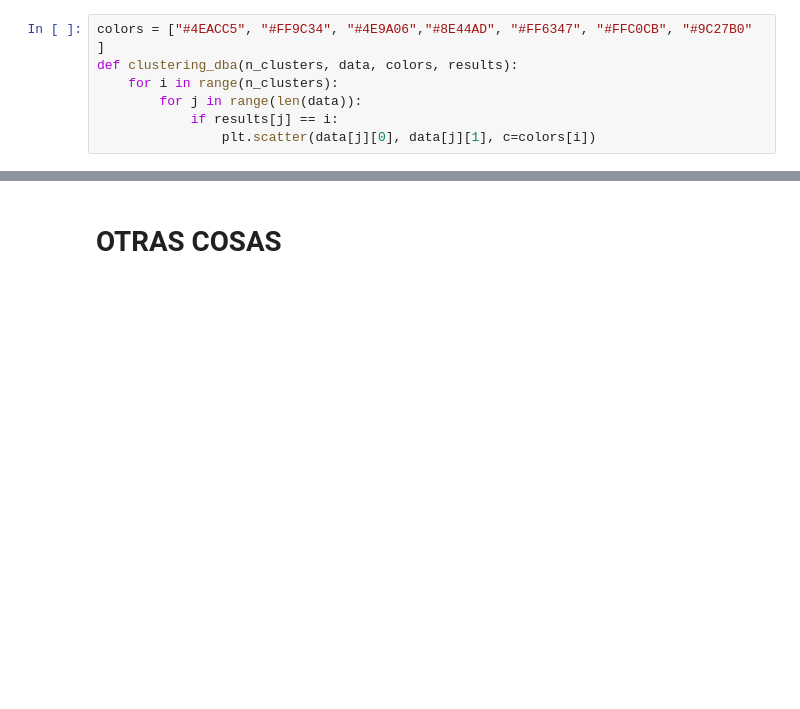
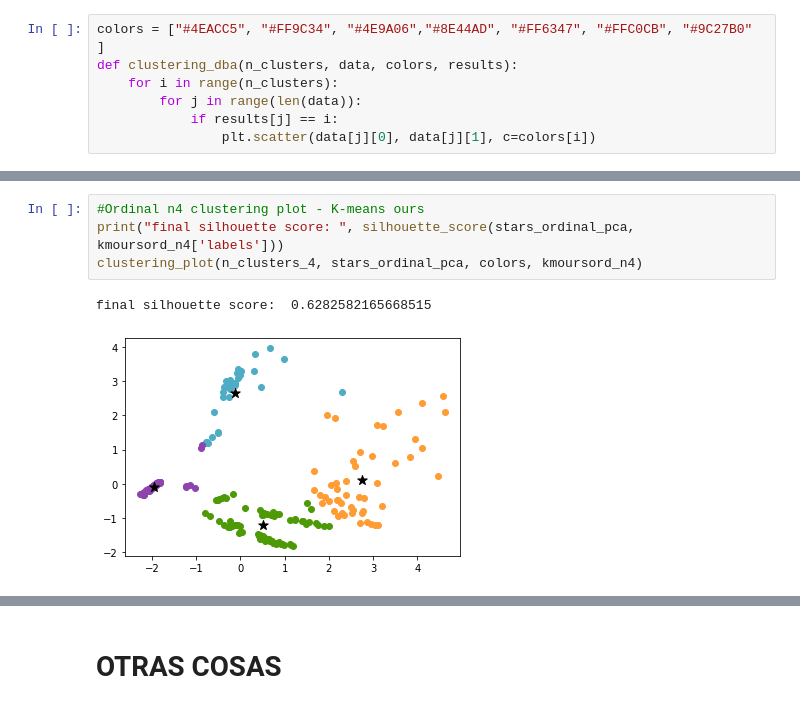
Before and after one commit to mgommez/practica2_ml, a Jupyter notebook: KMeans.ipynb, the cells around one changed output, grey strips where cells are left out. Cells and saved outputs as stored; diff of their text form; blank space fills up the shorter version.

```diff
--- a/KMeans.ipynb
+++ b/KMeans.ipynb
@@ -1079,0 +1135,7 @@ clustering_dba(n_clusters_dba_1hot, stars_1hot_pca, colors, labels_dbscan_1hot)
+# %%
+#Ordinal n4 clustering plot - K-means ours
+print("final silhouette score: ", silhouette_score(stars_ordinal_pca, kmoursord_n4['labels']))
+clustering_plot(n_clusters_4, stars_ordinal_pca, colors, kmoursord_n4)
+# %% [output]
+final silhouette score:  0.6282582165668515
+[figure, added]
```
Also changed, not shown: parts of 54 cells of this notebook.
